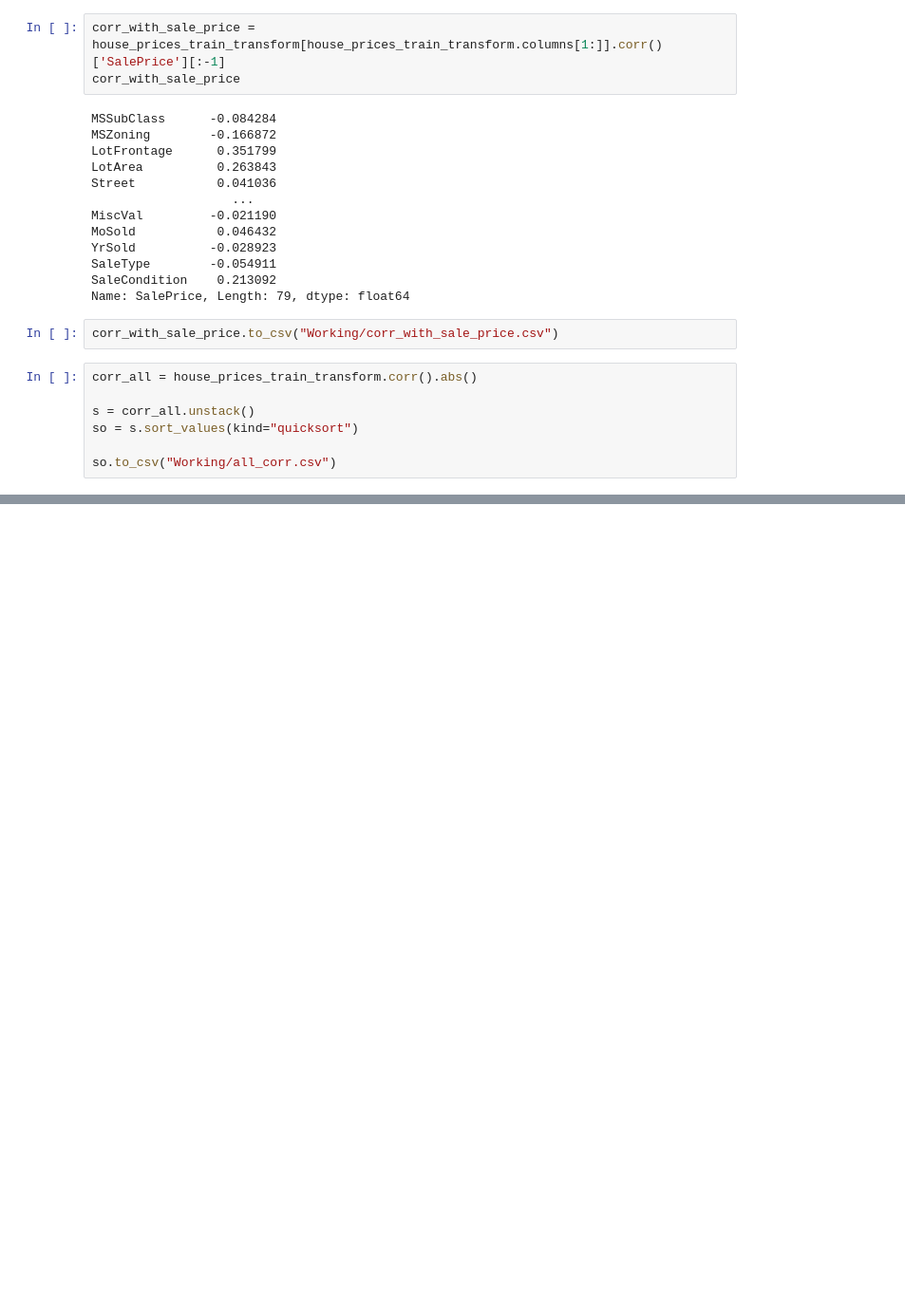
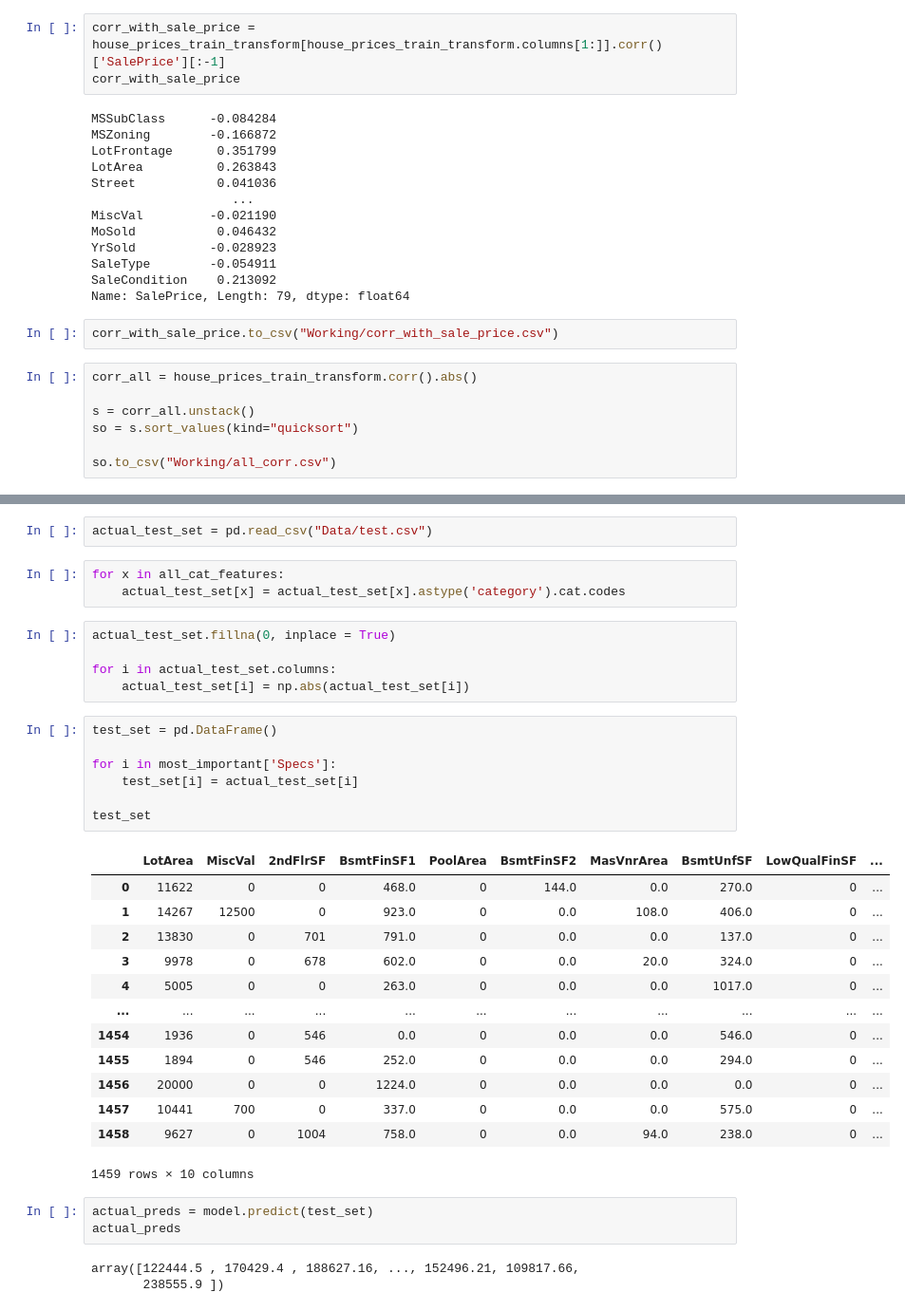
Before and after one commit to greigbingham/kaggle-house-prices, a Jupyter notebook: house_prices_notebook2.ipynb, the cells around one changed output, grey strips where cells are left out. Shown at 95% size. Cells and saved outputs as stored; diff of their text form; blank space fills up the shorter version.

```diff
--- a/house_prices_notebook2.ipynb
+++ b/house_prices_notebook2.ipynb
@@ -148,0 +289,37 @@ so.to_csv("Working/all_corr.csv")
+# %%
+actual_test_set = pd.read_csv("Data/test.csv")
+# %%
+for x in all_cat_features:
+    actual_test_set[x] = actual_test_set[x].astype('category').cat.codes
+# %%
+actual_test_set.fillna(0, inplace = True)
+
+for i in actual_test_set.columns:
+    actual_test_set[i] = np.abs(actual_test_set[i])
+# %%
+test_set = pd.DataFrame()
+
+for i in most_important['Specs']:
+    test_set[i] = actual_test_set[i]
+
+test_set
+# %% [output]
+|  | LotArea | MiscVal | 2ndFlrSF | BsmtFinSF1 | PoolArea | BsmtFinSF2 | MasVnrArea | BsmtUnfSF | LowQualFinSF | ... |
+| 0 | 11622 | 0 | 0 | 468.0 | 0 | 144.0 | 0.0 | 270.0 | 0 | ... |
+| 1 | 14267 | 12500 | 0 | 923.0 | 0 | 0.0 | 108.0 | 406.0 | 0 | ... |
+| 2 | 13830 | 0 | 701 | 791.0 | 0 | 0.0 | 0.0 | 137.0 | 0 | ... |
+| 3 | 9978 | 0 | 678 | 602.0 | 0 | 0.0 | 20.0 | 324.0 | 0 | ... |
+| 4 | 5005 | 0 | 0 | 263.0 | 0 | 0.0 | 0.0 | 1017.0 | 0 | ... |
+| ... | ... | ... | ... | ... | ... | ... | ... | ... | ... | ... |
+| 1454 | 1936 | 0 | 546 | 0.0 | 0 | 0.0 | 0.0 | 546.0 | 0 | ... |
+| 1455 | 1894 | 0 | 546 | 252.0 | 0 | 0.0 | 0.0 | 294.0 | 0 | ... |
+| 1456 | 20000 | 0 | 0 | 1224.0 | 0 | 0.0 | 0.0 | 0.0 | 0 | ... |
+| 1457 | 10441 | 700 | 0 | 337.0 | 0 | 0.0 | 0.0 | 575.0 | 0 | ... |
+| 1458 | 9627 | 0 | 1004 | 758.0 | 0 | 0.0 | 94.0 | 238.0 | 0 | ... |
+1459 rows × 10 columns
+# %%
+actual_preds = model.predict(test_set)
+actual_preds
+# %% [output]
+array([122444.5 , 170429.4 , 188627.16, ..., 152496.21, 109817.66,
+       238555.9 ])
```
Also changed, not shown: parts of 13 cells of this notebook.
